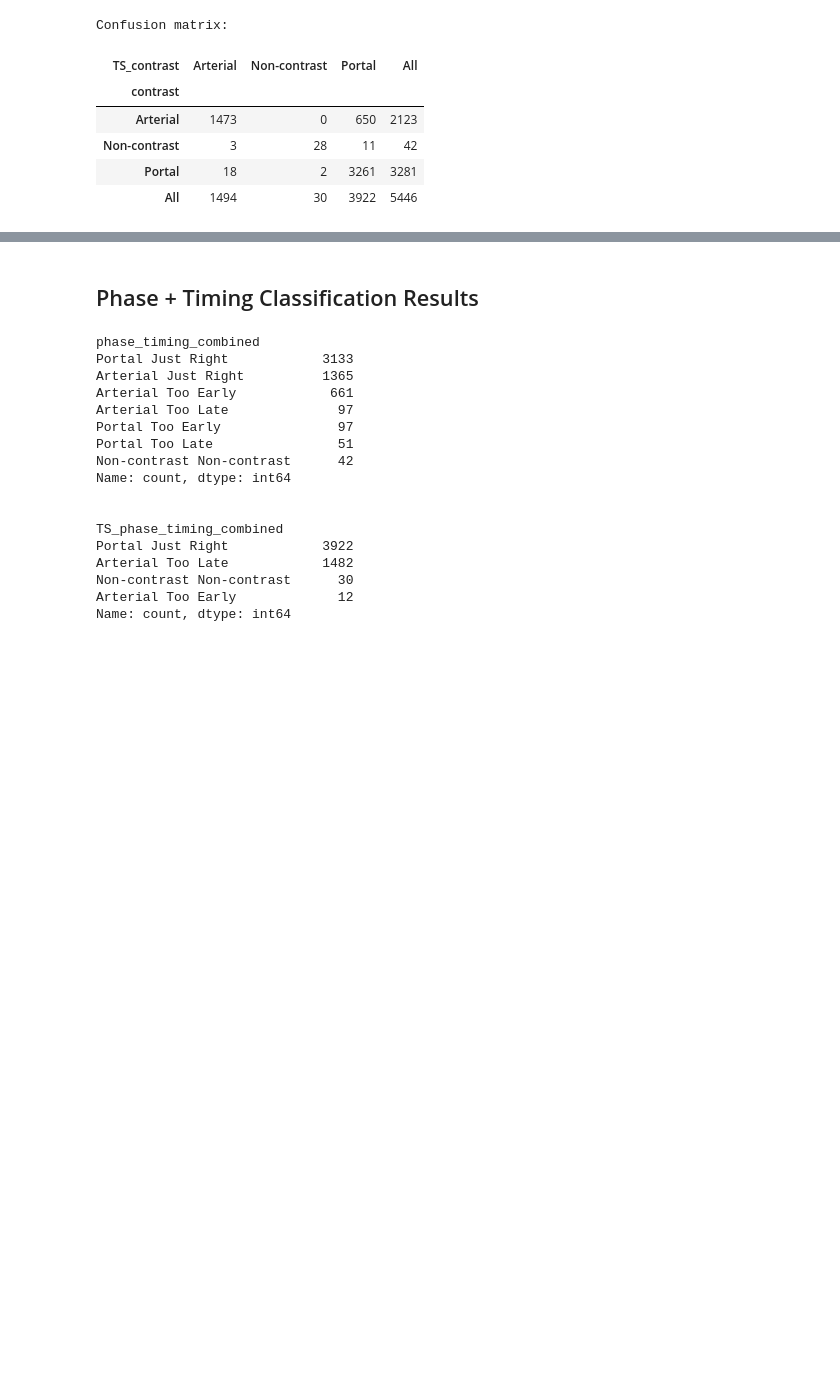
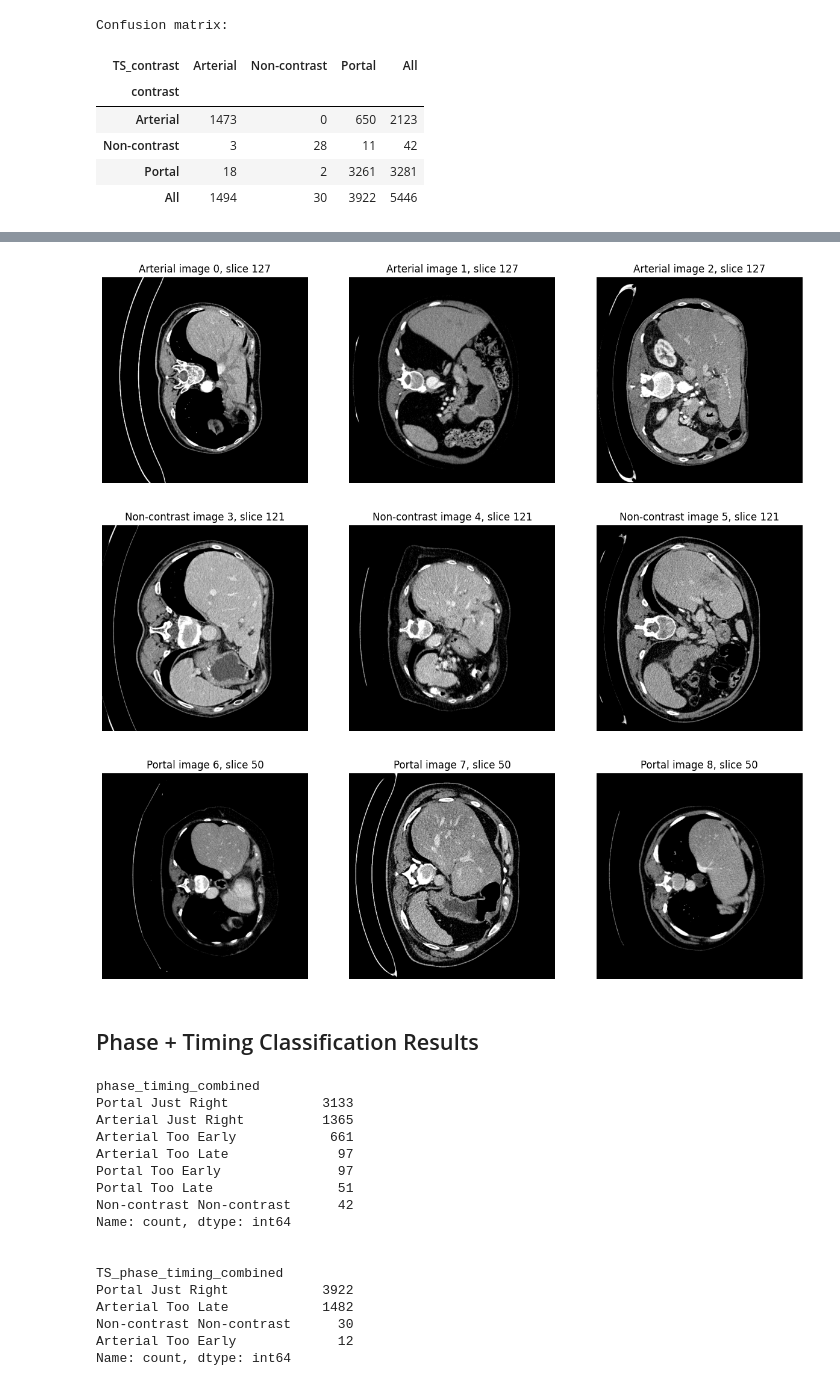
Before and after one commit to ljestaciocerquin/contrast_phase, a Jupyter notebook: total_seg.ipynb, the cells around one changed output, grey strips where cells are left out. Drawn from its saved outputs; the diff is of its cells as text; code cells hidden in the pictures; blank space fills up the shorter version.

```diff
--- a/total_seg.ipynb
+++ b/total_seg.ipynb
@@ -88,5 +90,0 @@ memory usage: 4.6+ MB
-# %%
-data.dropna(axis=0, how='all')
-data = data.drop(columns=['other', 'comment', 'RawImage'])
-data.dropna(subset=["contrast"], inplace=True, ignore_index=True)  # 118 entries with unknown phase removed
-data.info()
@@ -319,0 +269,3 @@ misclassified[['SubjectKeyRadiology', 'ExamDate','file', 'is_liver_imaged',
+# %%
+misclassified = misclassified[misclassified.is_liver_imaged != '0']
+misclassified.is_liver_imaged.value_counts()
@@ -320,3 +338,42 @@ misclassified[['SubjectKeyRadiology', 'ExamDate','file', 'is_liver_imaged',
+# %%
+def show_slices_per_class(images, center=50, width=300):
+    import matplotlib.pyplot as plt
+    import numpy as np
+
+    def window_ct(img, center, width):
+        low = center - width/2
+        high = center + width/2
+        return img.clip(low, high)
+
+
+    class_ranges = {
+        "Arterial": range(0, 3),
+        "Non-contrast": range(3, 6),
+        "Portal": range(6, 9)
+    }
+
+    for cls_name, indices in class_ranges.items():
+
+        z = int(np.mean([images[i].shape[3] for i in indices])) - 30
+        if cls_name == 'Portal':
+            z = 50
+        else:
+            z = int(np.mean([images[i].shape[3] for i in indices])) - 30
+
+        plt.figure(figsize=(15,5))
+        for j, i in enumerate(indices):
+            img = images[i][0, :, :, z]
+            plt.subplot(1, 3, j+1)
+            plt.imshow(window_ct(img, center, width), cmap="gray")
+            plt.title(f"{cls_name} image {i}, slice {z}")
+            plt.axis("off")
+        plt.show()
+
+show_slices_per_class(misclass_images)
+# %% [output]
+[figure, added]
+[figure, added]
+[figure, added]
 # %% [markdown]
 ## Phase + Timing Classification Results
 # %%
```
Also changed, not shown: parts of 34 cells of this notebook, 1 other file.
